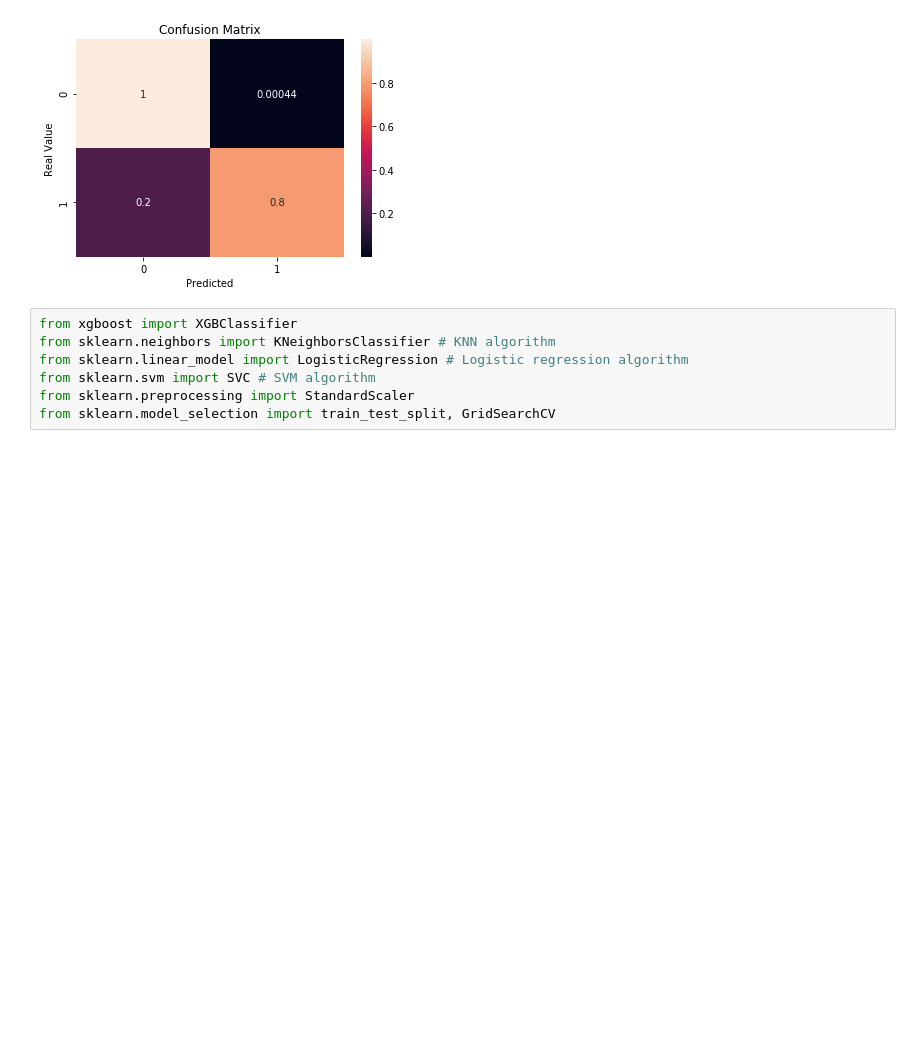
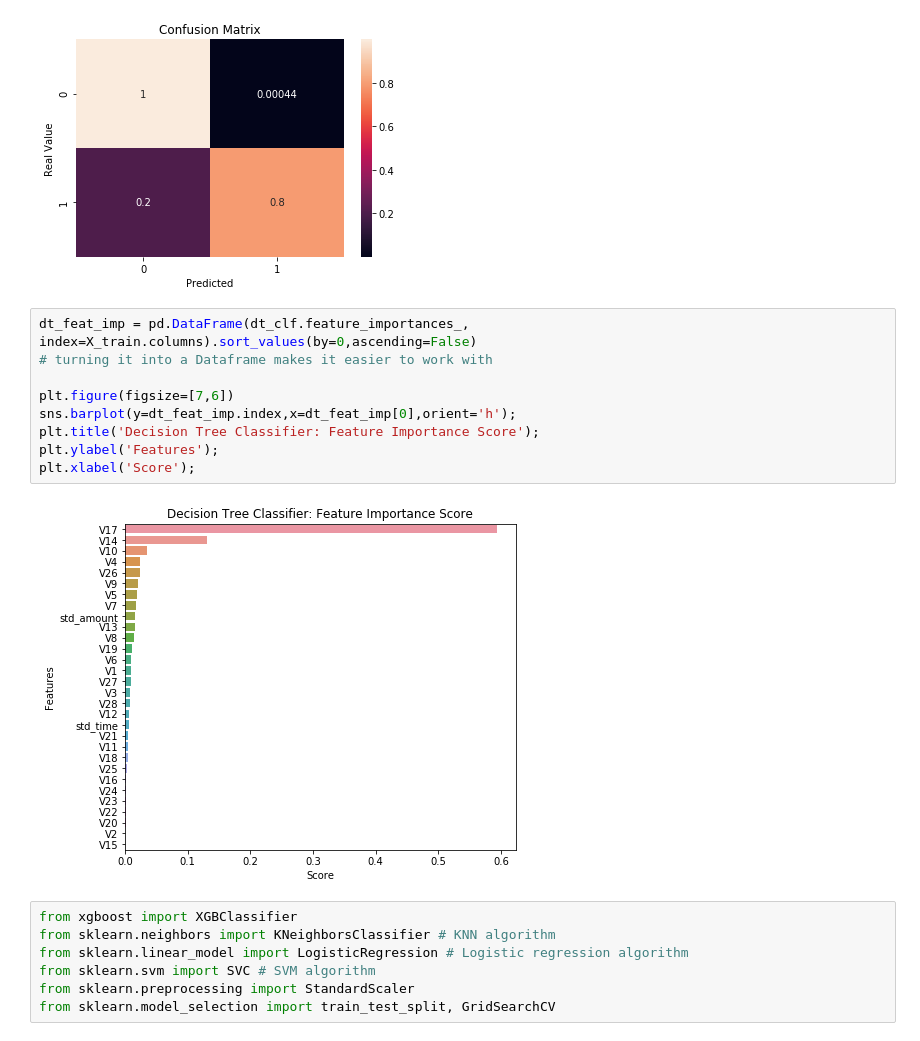
Before and after one commit to ipatel467/Credit-Card-Fraud-Detection, a Jupyter notebook: ML.ipynb, the cells around one changed output. Saved outputs shown, nothing was run; the diff lists cells and outputs as text; blank space fills up the shorter version.

```diff
--- a/ML.ipynb
+++ b/ML.ipynb
@@ -200,6 +209,17 @@ ax.set_xlabel("Predicted")
 plt.show()
 # %% [output]
 [figure]
+# %%
+dt_feat_imp = pd.DataFrame(dt_clf.feature_importances_, index=X_train.columns).sort_values(by=0,ascending=False)
+# turning it into a Dataframe makes it easier to work with
+
+plt.figure(figsize=[7,6])
+sns.barplot(y=dt_feat_imp.index,x=dt_feat_imp[0],orient='h');
+plt.title('Decision Tree Classifier: Feature Importance Score');
+plt.ylabel('Features');
+plt.xlabel('Score');
+# %% [output]
+[figure, added]
 # %%
 from xgboost import XGBClassifier
 from sklearn.neighbors import KNeighborsClassifier # KNN algorithm
```
Also changed, not shown: parts of 2 cells of this notebook.
